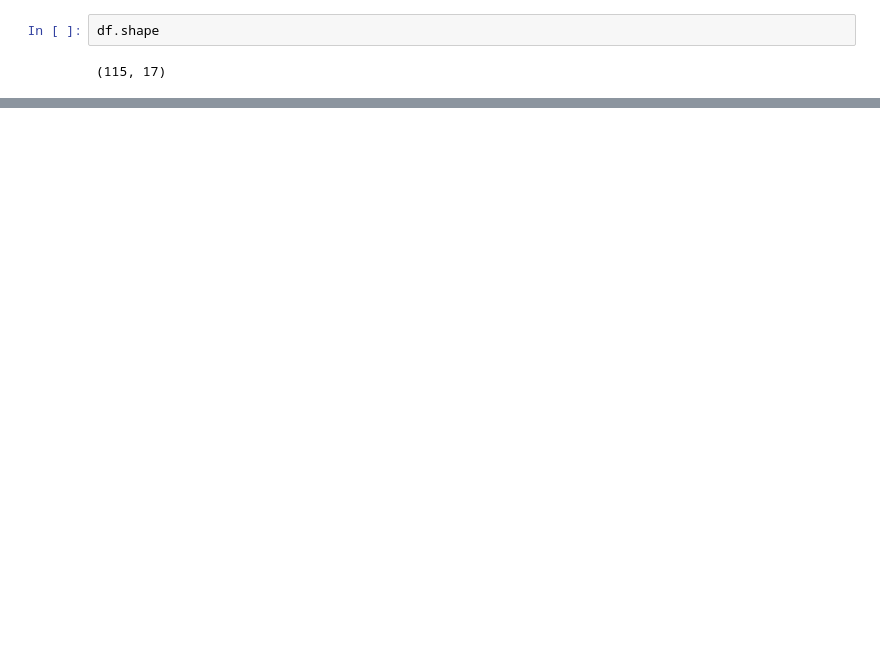
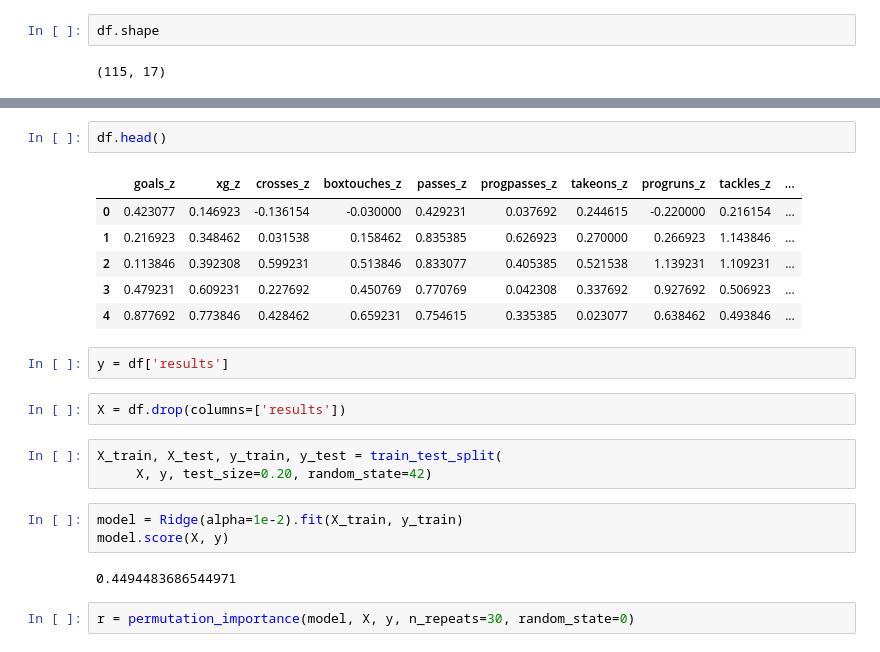
Before and after one commit to RyanJTalbot/bookcamp, a Jupyter notebook: world_cup/fifa/combine csv files.ipynb, the cells around one changed output, grey strips where cells are left out. Drawn from its saved outputs; the diff is of its cells as text; blank space fills up the shorter version.

```diff
--- a/world_cup/fifa/combine csv files.ipynb
+++ b/world_cup/fifa/combine csv files.ipynb
@@ -64,0 +70,23 @@ df.to_csv('WC-stats.csv', index=False)
+# %%
+df.head()
+# %% [output]
+|  | goals_z | xg_z | crosses_z | boxtouches_z | passes_z | progpasses_z | takeons_z | progruns_z | tackles_z | ... |
+| 0 | 0.423077 | 0.146923 | -0.136154 | -0.030000 | 0.429231 | 0.037692 | 0.244615 | -0.220000 | 0.216154 | ... |
+| 1 | 0.216923 | 0.348462 | 0.031538 | 0.158462 | 0.835385 | 0.626923 | 0.270000 | 0.266923 | 1.143846 | ... |
+| 2 | 0.113846 | 0.392308 | 0.599231 | 0.513846 | 0.833077 | 0.405385 | 0.521538 | 1.139231 | 1.109231 | ... |
+| 3 | 0.479231 | 0.609231 | 0.227692 | 0.450769 | 0.770769 | 0.042308 | 0.337692 | 0.927692 | 0.506923 | ... |
+| 4 | 0.877692 | 0.773846 | 0.428462 | 0.659231 | 0.754615 | 0.335385 | 0.023077 | 0.638462 | 0.493846 | ... |
+# %%
+y = df['results']
+# %%
+X = df.drop(columns=['results'])
+# %%
+X_train, X_test, y_train, y_test = train_test_split(
+     X, y, test_size=0.20, random_state=42)
+# %%
+model = Ridge(alpha=1e-2).fit(X_train, y_train)
+model.score(X, y)
+# %% [output]
+0.4494483686544971
+# %%
+r = permutation_importance(model, X, y, n_repeats=30, random_state=0)
```
Also changed, not shown: parts of 9 cells of this notebook, 6 other files.
